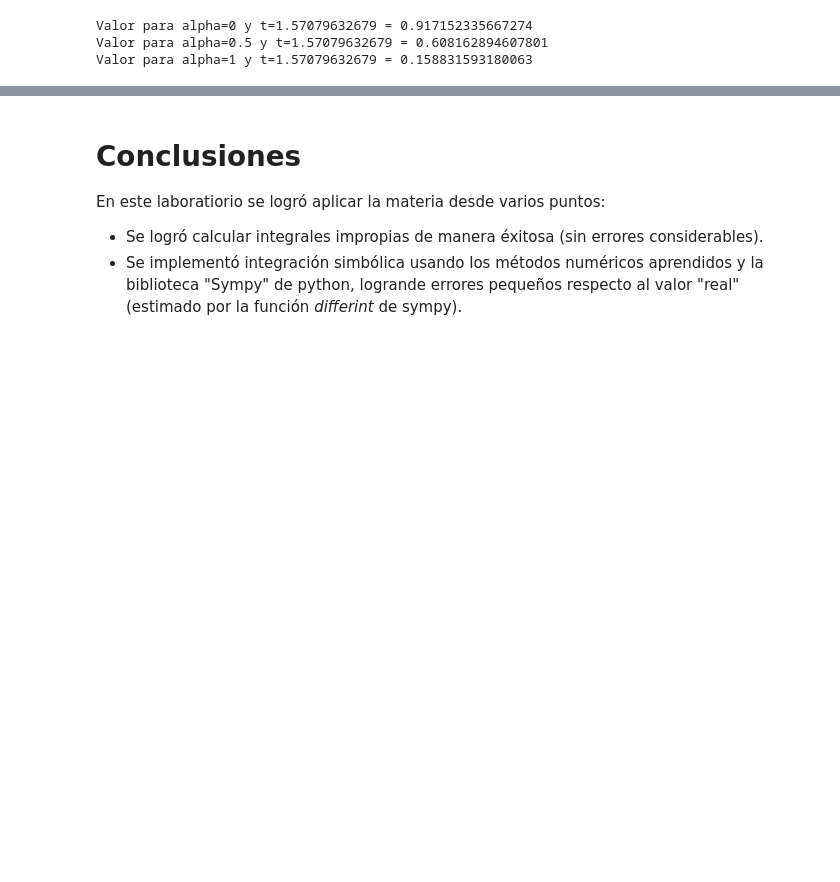
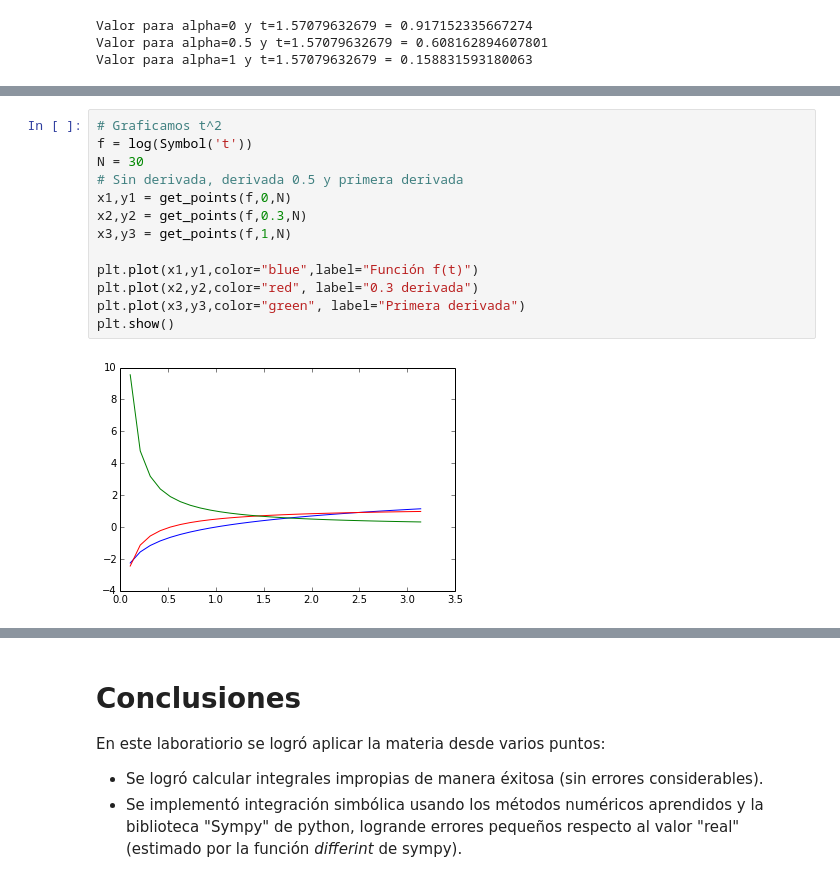
Before and after one commit to gemoya/cc2, a Jupyter notebook: lab2/tarea2.ipynb, the cells around one changed output, grey strips where cells are left out. Drawn from its saved outputs; the diff is of its cells as text; blank space fills up the shorter version.

```diff
--- a/lab2/tarea2.ipynb
+++ b/lab2/tarea2.ipynb
@@ -506,0 +530,15 @@ Para ver mejor como se comportan las funciones, graficaremos algunas de las func
+# %%
+# Graficamos t^2
+f = log(Symbol('t'))
+N = 30
+# Sin derivada, derivada 0.5 y primera derivada
+x1,y1 = get_points(f,0,N)
+x2,y2 = get_points(f,0.3,N)
+x3,y3 = get_points(f,1,N)
+
+plt.plot(x1,y1,color="blue",label="Función f(t)")
+plt.plot(x2,y2,color="red", label="0.3 derivada")
+plt.plot(x3,y3,color="green", label="Primera derivada")
+plt.show()
+# %% [output]
+[figure, added]
```
Also changed, not shown: parts of 5 cells of this notebook.
